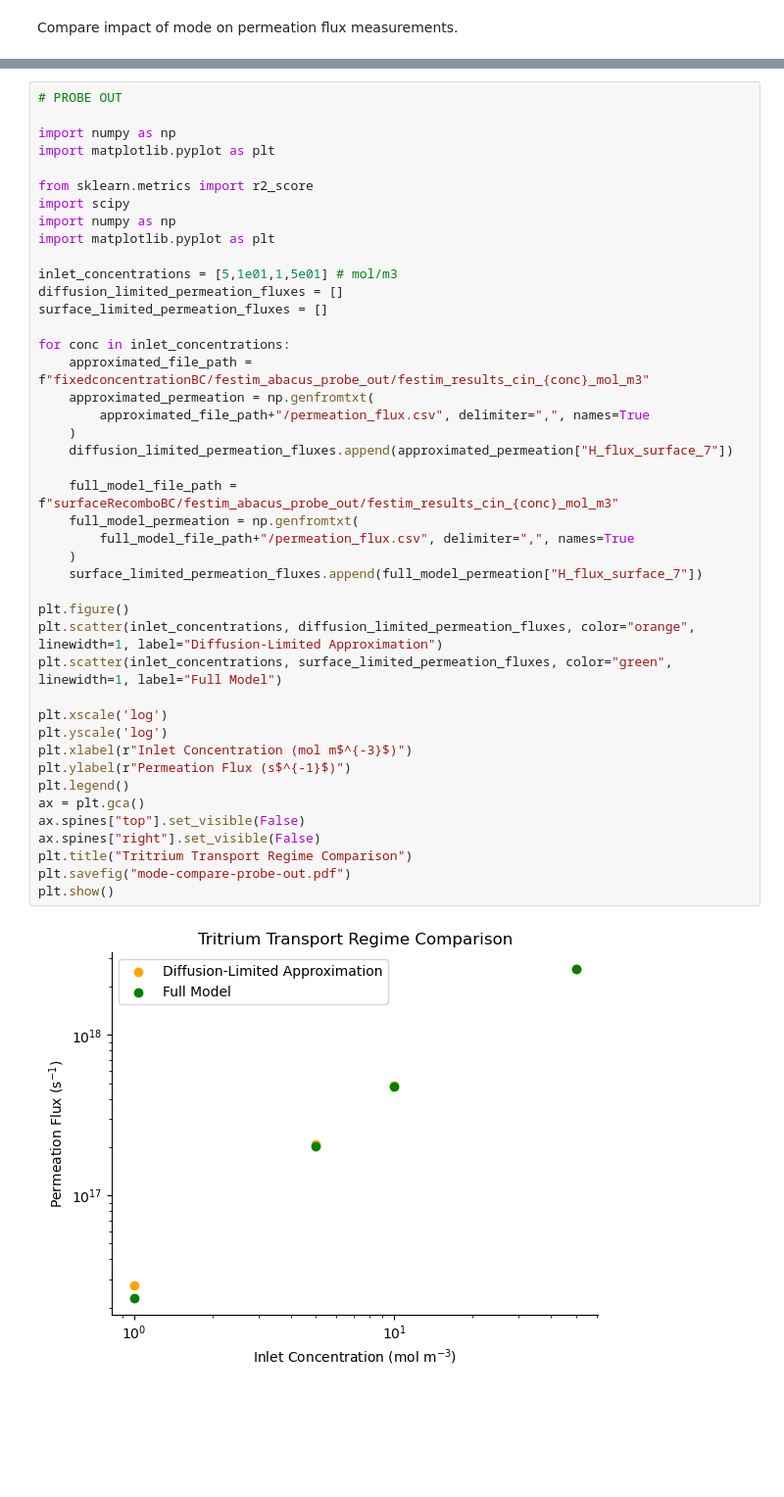
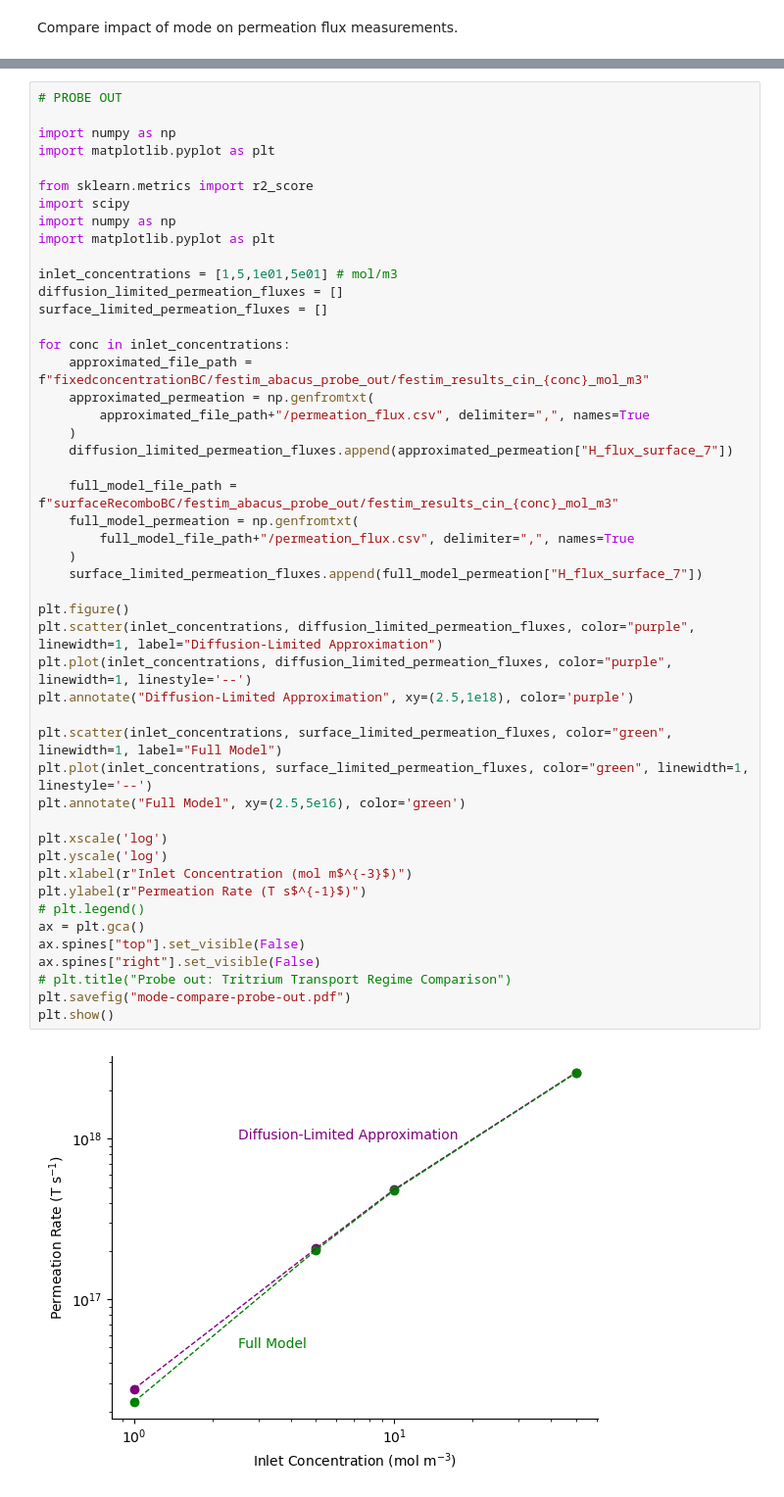
Before and after one commit to kaelyndunnell/Permeator-Probe, a Jupyter notebook: post_process.ipynb, the cells around one changed output, grey strips where cells are left out. Shown at 98% size. Saved outputs shown, nothing was run; the diff lists cells and outputs as text; blank space fills up the shorter version.

```diff
--- a/post_process.ipynb
+++ b/post_process.ipynb
@@ -451,37 +844,42 @@ import scipy
 import numpy as np
 import matplotlib.pyplot as plt
 
-inlet_concentrations = [5,1e01,1,5e01] # mol/m3
+inlet_concentrations = [1,5,1e01,5e01] # mol/m3
 diffusion_limited_permeation_fluxes = []
 surface_limited_permeation_fluxes = []
 
 for conc in inlet_concentrations:
     approximated_file_path = f"fixedconcentrationBC/festim_abacus_probe_out/festim_results_cin_{conc}_mol_m3"
     approximated_permeation = np.genfromtxt(
         approximated_file_path+"/permeation_flux.csv", delimiter=",", names=True
     )
     diffusion_limited_permeation_fluxes.append(approximated_permeation["H_flux_surface_7"])
 
     full_model_file_path = f"surfaceRecomboBC/festim_abacus_probe_out/festim_results_cin_{conc}_mol_m3"
     full_model_permeation = np.genfromtxt(
         full_model_file_path+"/permeation_flux.csv", delimiter=",", names=True
     )
     surface_limited_permeation_fluxes.append(full_model_permeation["H_flux_surface_7"])
 
 plt.figure()
-plt.scatter(inlet_concentrations, diffusion_limited_permeation_fluxes, color="orange", linewidth=1, label="Diffusion-Limited Approximation")
+plt.scatter(inlet_concentrations, diffusion_limited_permeation_fluxes, color="purple", linewidth=1, label="Diffusion-Limited Approximation")
+plt.plot(inlet_concentrations, diffusion_limited_permeation_fluxes, color="purple", linewidth=1, linestyle='--')
+plt.annotate("Diffusion-Limited Approximation", xy=(2.5,1e18), color='purple')
+
 plt.scatter(inlet_concentrations, surface_limited_permeation_fluxes, color="green", linewidth=1, label="Full Model")
+plt.plot(inlet_concentrations, surface_limited_permeation_fluxes, color="green", linewidth=1, linestyle='--')
+plt.annotate("Full Model", xy=(2.5,5e16), color='green')
 
 plt.xscale('log')
 plt.yscale('log')
 plt.xlabel(r"Inlet Concentration (mol m$^{-3}$)")
-plt.ylabel(r"Permeation Flux (s$^{-1}$)")
-plt.legend()
+plt.ylabel(r"Permeation Rate (T s$^{-1}$)")
+# plt.legend()
 ax = plt.gca()
 ax.spines["top"].set_visible(False)
 ax.spines["right"].set_visible(False)
-plt.title("Tritrium Transport Regime Comparison")
+# plt.title("Probe out: Tritrium Transport Regime Comparison")
 plt.savefig("mode-compare-probe-out.pdf")
 plt.show()
 # %% [output]
-[figure, old version]
+[figure, new version]
```
Also changed, not shown: parts of 14 cells of this notebook.
